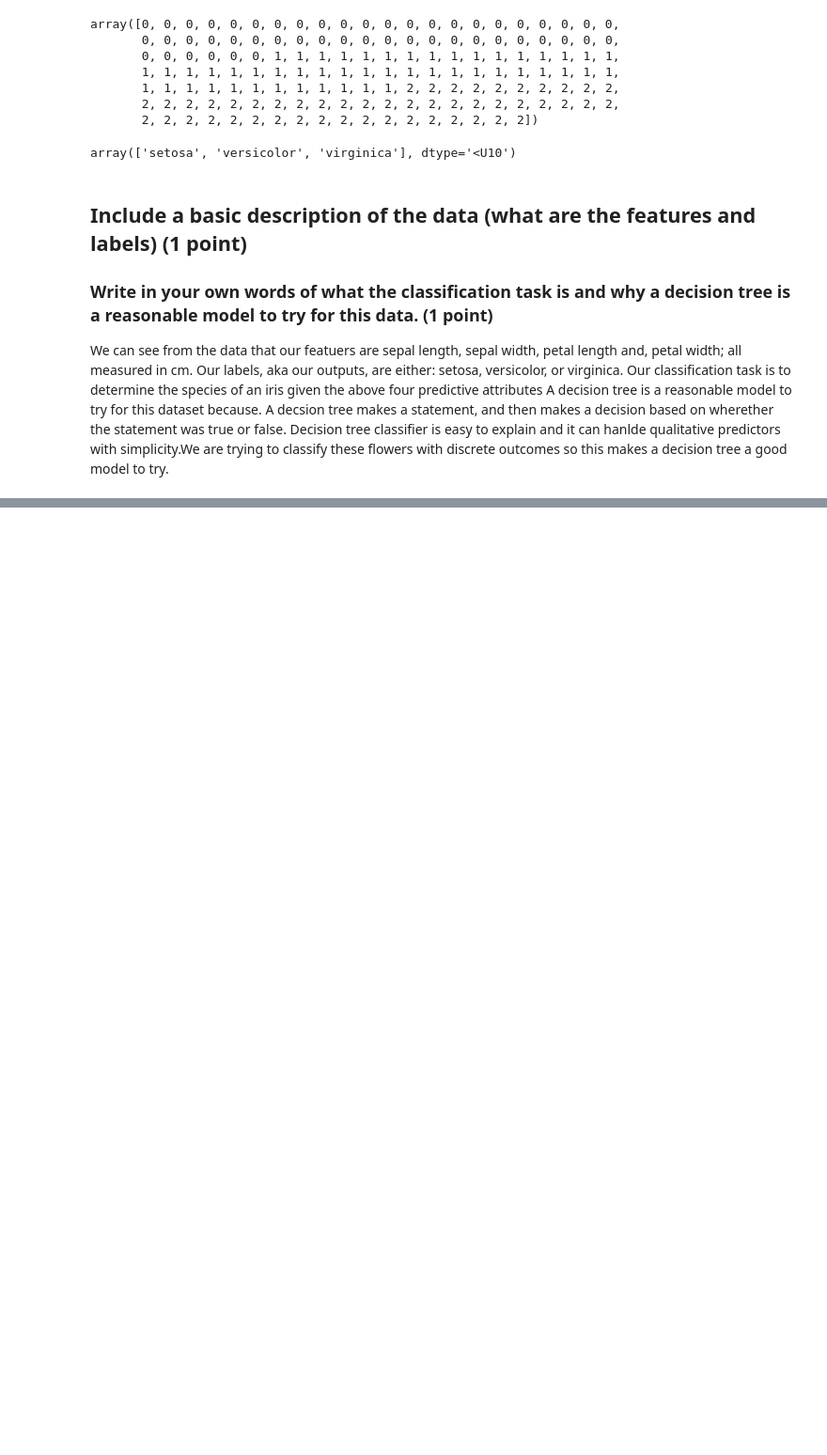
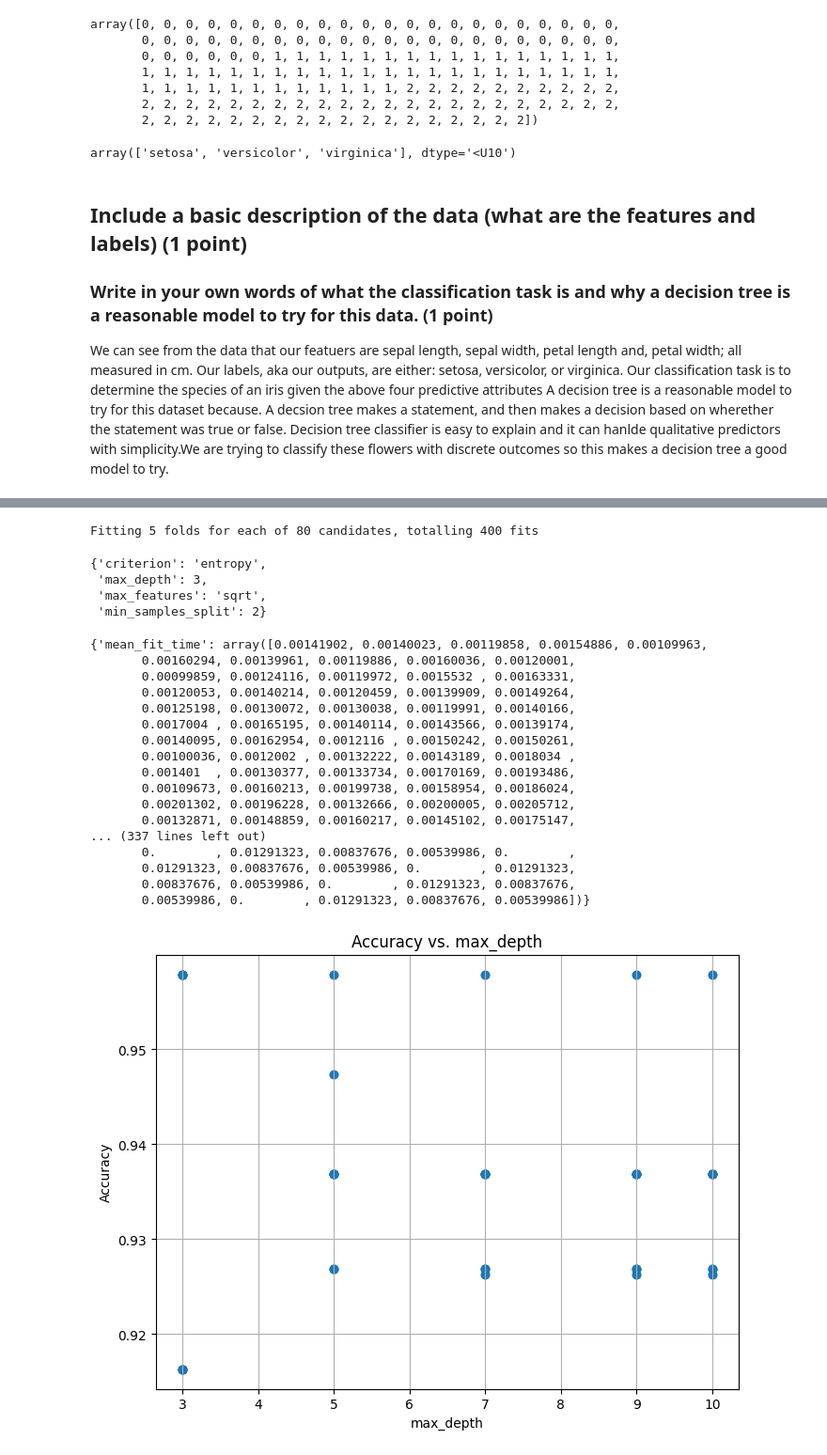
Before and after one commit to zacisyourmaster/CS471, a Jupyter notebook: assignment_4/decisiontree.ipynb, the cells around one changed output, grey strips where cells are left out. Shown at 94% size. Cells and saved outputs as stored; diff of their text form; code cells hidden in the pictures; blank space fills up the shorter version.

```diff
--- a/assignment_4/decisiontree.ipynb
+++ b/assignment_4/decisiontree.ipynb
@@ -112,0 +129,40 @@ clf.predict()
+# %%
+grid.fit(X_train,y_train)
+# %% [output]
+Fitting 5 folds for each of 80 candidates, totalling 400 fits
+{'criterion': 'entropy',
+ 'max_depth': 3,
+ 'max_features': 'sqrt',
+ 'min_samples_split': 2}
+# %%
+results=grid.cv_results_
+print(results)
+mean_test_scores = results['mean_test_score']
+max_depths = results['param_max_depth'].data
+min_samples_splits = results['param_min_samples_split'].data
+plt.figure(figsize=(8, 6))
+plt.scatter(max_depths, mean_test_scores, marker='o')
+plt.xlabel('max_depth')
+plt.ylabel('Accuracy')
+plt.title('Accuracy vs. max_depth')
+plt.grid(True)
+plt.show()
+# %% [output]
+{'mean_fit_time': array([0.00141902, 0.00140023, 0.00119858, 0.00154886, 0.00109963,
+       0.00160294, 0.00139961, 0.00119886, 0.00160036, 0.00120001,
+       0.00099859, 0.00124116, 0.00119972, 0.0015532 , 0.00163331,
+       0.00120053, 0.00140214, 0.00120459, 0.00139909, 0.00149264,
+       0.00125198, 0.00130072, 0.00130038, 0.00119991, 0.00140166,
+       0.0017004 , 0.00165195, 0.00140114, 0.00143566, 0.00139174,
+       0.00140095, 0.00162954, 0.0012116 , 0.00150242, 0.00150261,
+       0.00100036, 0.0012002 , 0.00132222, 0.00143189, 0.0018034 ,
+       0.001401  , 0.00130377, 0.00133734, 0.00170169, 0.00193486,
+       0.00109673, 0.00160213, 0.00199738, 0.00158954, 0.00186024,
+       0.00201302, 0.00196228, 0.00132666, 0.00200005, 0.00205712,
+       0.00132871, 0.00148859, 0.00160217, 0.00145102, 0.00175147,
+... (337 lines left out)
+       0.        , 0.01291323, 0.00837676, 0.00539986, 0.        ,
+       0.01291323, 0.00837676, 0.00539986, 0.        , 0.01291323,
+       0.00837676, 0.00539986, 0.        , 0.01291323, 0.00837676,
+       0.00539986, 0.        , 0.01291323, 0.00837676, 0.00539986])}
+[figure, added]
```
Also changed, not shown: parts of 9 cells of this notebook.
